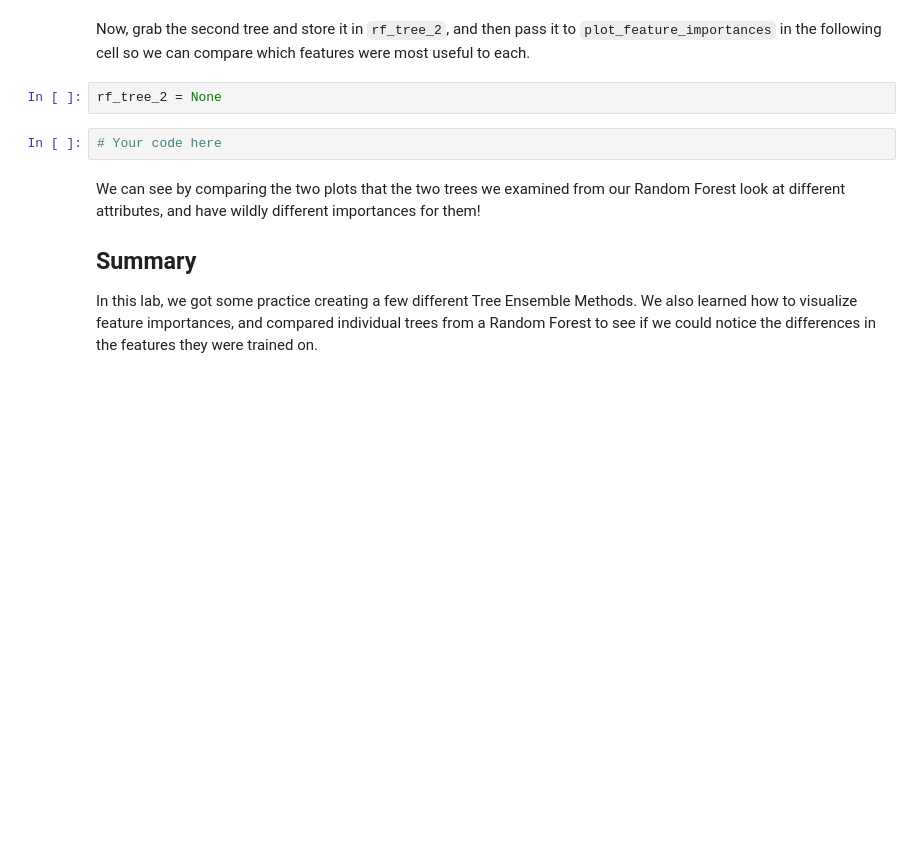
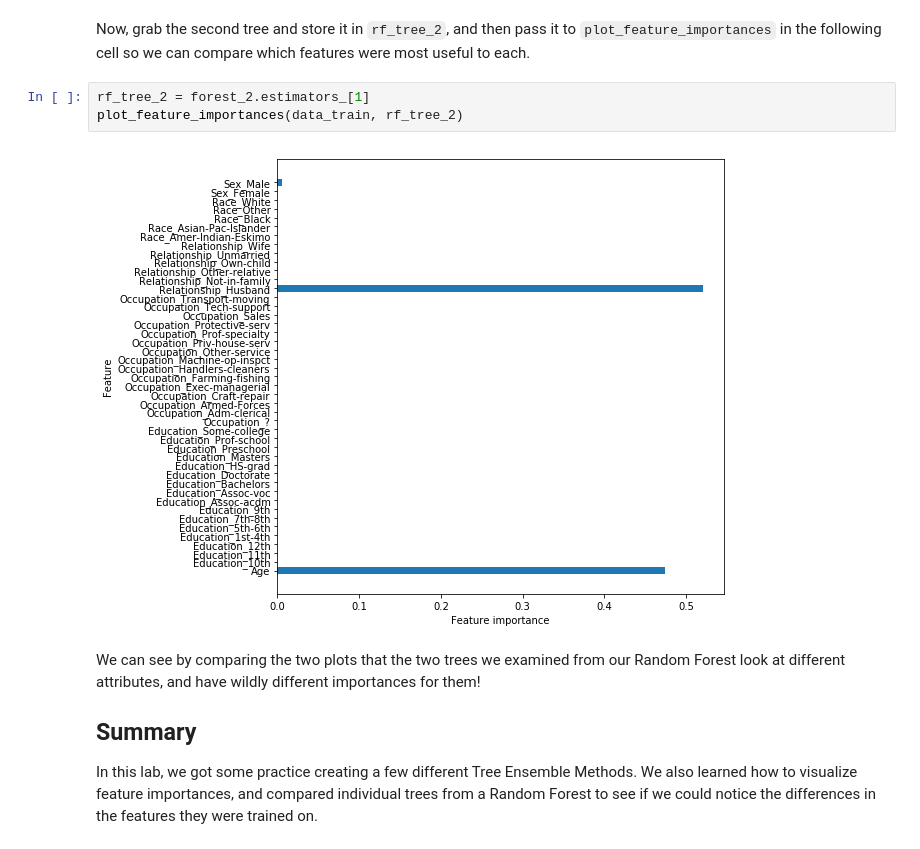
Before and after one commit to magnawhale/dsc-tree-ensembles-random-forests-lab-online-ds-ft-051319, a Jupyter notebook: index.ipynb, the cells around one changed output. Cells and saved outputs as stored; diff of their text form; blank space fills up the shorter version.

```diff
--- a/index.ipynb
+++ b/index.ipynb
@@ -255,9 +295,10 @@ In the cell below, call `plot_feature_importances` on `rf_tree_1`.
 # %% [markdown]
 Now, grab the second tree and store it in `rf_tree_2`, and then pass it to `plot_feature_importances` in the following cell so we can compare which features were most useful to each.
-# %%
-rf_tree_2 = None
-# %%
-# Your code here
+# %%
+rf_tree_2 = forest_2.estimators_[1]
+plot_feature_importances(data_train, rf_tree_2)
+# %% [output]
+[figure, added]
 # %% [markdown]
 We can see by comparing the two plots that the two trees we examined from our Random Forest look at different attributes, and have wildly different importances for them!
 
```
Also changed, not shown: parts of 20 cells of this notebook.
